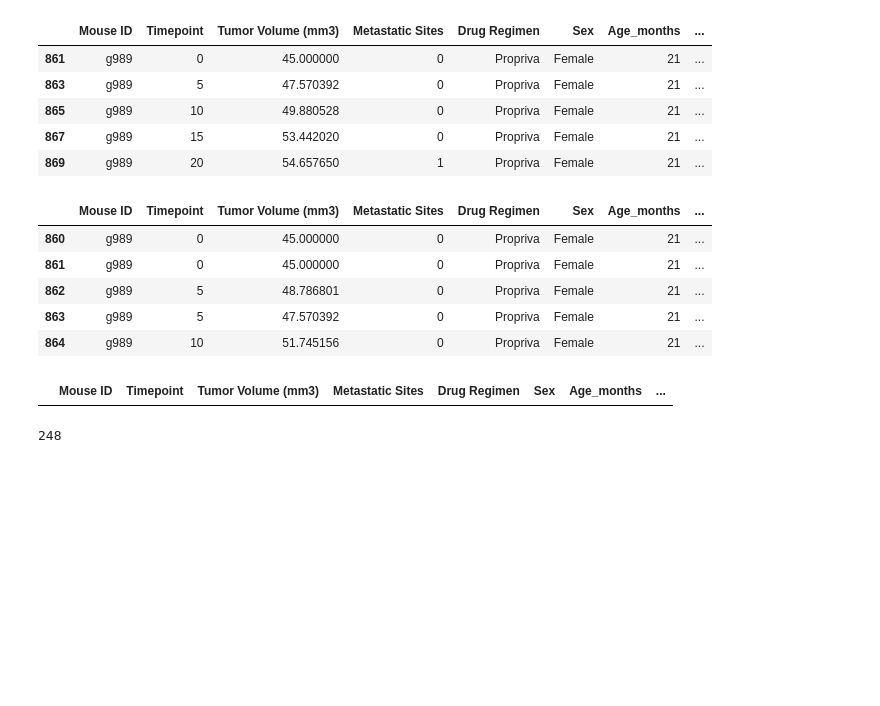
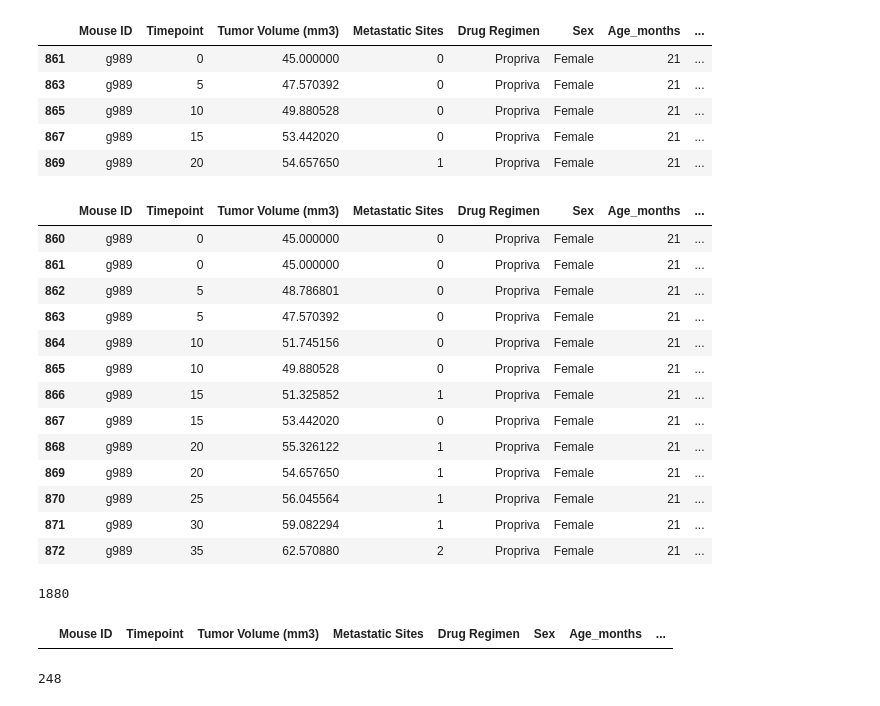
Before and after one commit to MohanPanga/pharma_data, a Jupyter notebook: Pymaceuticals/pymaceuticals_starter.ipynb, the cells around one changed output. Saved outputs shown, nothing was run; the diff lists cells and outputs as text; code cells hidden in the pictures; blank space fills up the shorter version.

```diff
--- a/Pymaceuticals/pymaceuticals_starter.ipynb
+++ b/Pymaceuticals/pymaceuticals_starter.ipynb
@@ -48,24 +48,33 @@ df[df[['Mouse ID', 'Timepoint']].duplicated(keep='first')]
 # %%
 # Optional: Get all the data for the duplicate mouse ID.
 
 duplicate_data = df[df['Mouse ID']=='g989']
-duplicate_data.head()
+duplicate_data
 # duplicate data can be seen for this Mouse ID
 # %% [output]
 |  | Mouse ID | Timepoint | Tumor Volume (mm3) | Metastatic Sites | Drug Regimen | Sex | Age_months | ... |
 | 860 | g989 | 0 | 45.000000 | 0 | Propriva | Female | 21 | ... |
 | 861 | g989 | 0 | 45.000000 | 0 | Propriva | Female | 21 | ... |
 | 862 | g989 | 5 | 48.786801 | 0 | Propriva | Female | 21 | ... |
 | 863 | g989 | 5 | 47.570392 | 0 | Propriva | Female | 21 | ... |
 | 864 | g989 | 10 | 51.745156 | 0 | Propriva | Female | 21 | ... |
+| 865 | g989 | 10 | 49.880528 | 0 | Propriva | Female | 21 | ... |
+| 866 | g989 | 15 | 51.325852 | 1 | Propriva | Female | 21 | ... |
+| 867 | g989 | 15 | 53.442020 | 0 | Propriva | Female | 21 | ... |
+| 868 | g989 | 20 | 55.326122 | 1 | Propriva | Female | 21 | ... |
+| 869 | g989 | 20 | 54.657650 | 1 | Propriva | Female | 21 | ... |
+| 870 | g989 | 25 | 56.045564 | 1 | Propriva | Female | 21 | ... |
+| 871 | g989 | 30 | 59.082294 | 1 | Propriva | Female | 21 | ... |
+| 872 | g989 | 35 | 62.570880 | 2 | Propriva | Female | 21 | ... |
 # %%
 # Create a clean DataFrame by dropping the duplicate mouse by its ID.
 df.drop(duplicate_data.index, inplace = True)
-
+print(len(df))
 # check to see if g989 is dropped
 df[df['Mouse ID']=='g989']
 # no data for this Mouse ID. confirms data is dropped
 # %% [output]
+1880
 |  | Mouse ID | Timepoint | Tumor Volume (mm3) | Metastatic Sites | Drug Regimen | Sex | Age_months | ... |
 # %%
 # Checking the number of mice in the clean DataFrame.
```
Also changed, not shown: parts of 7 cells of this notebook.
